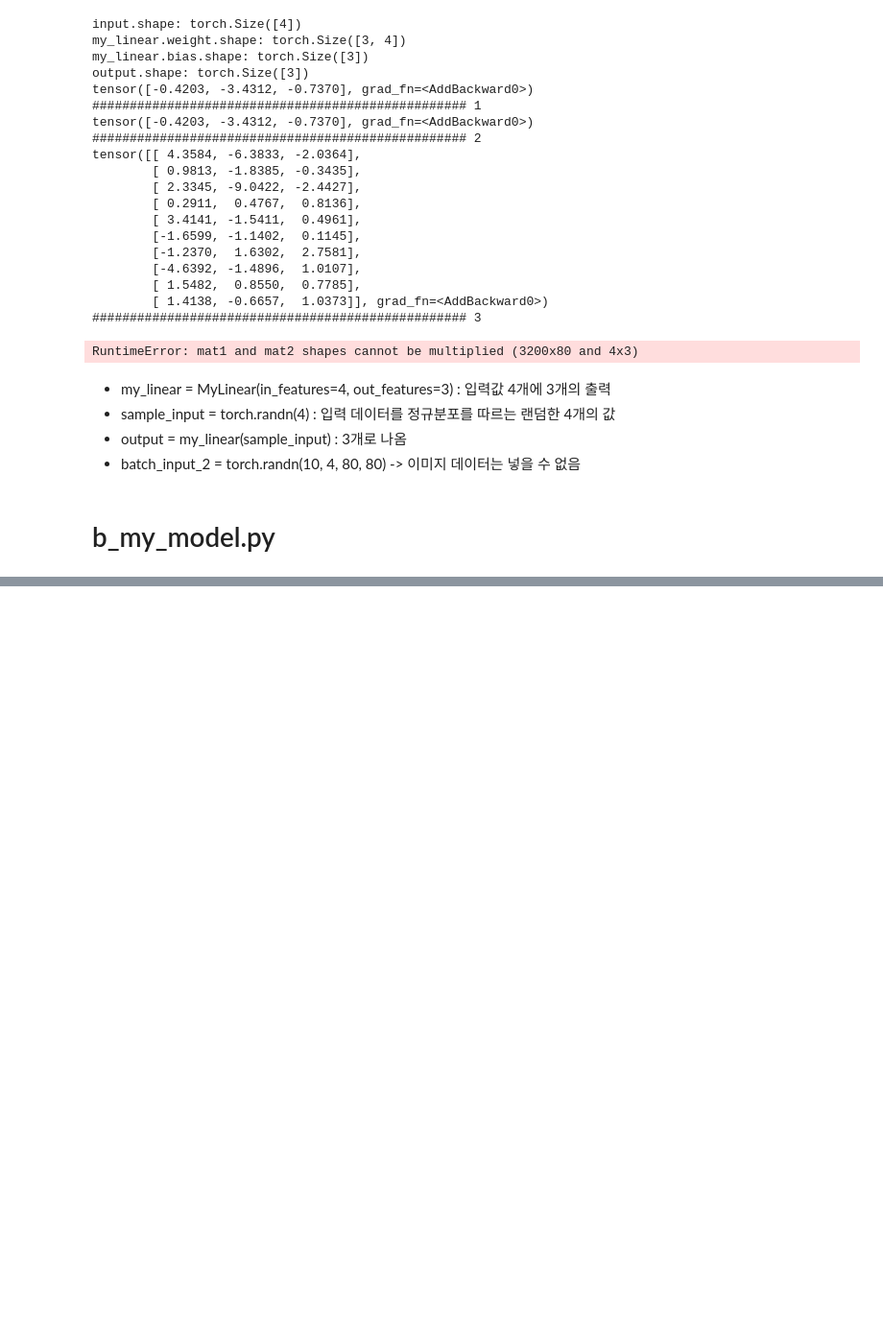
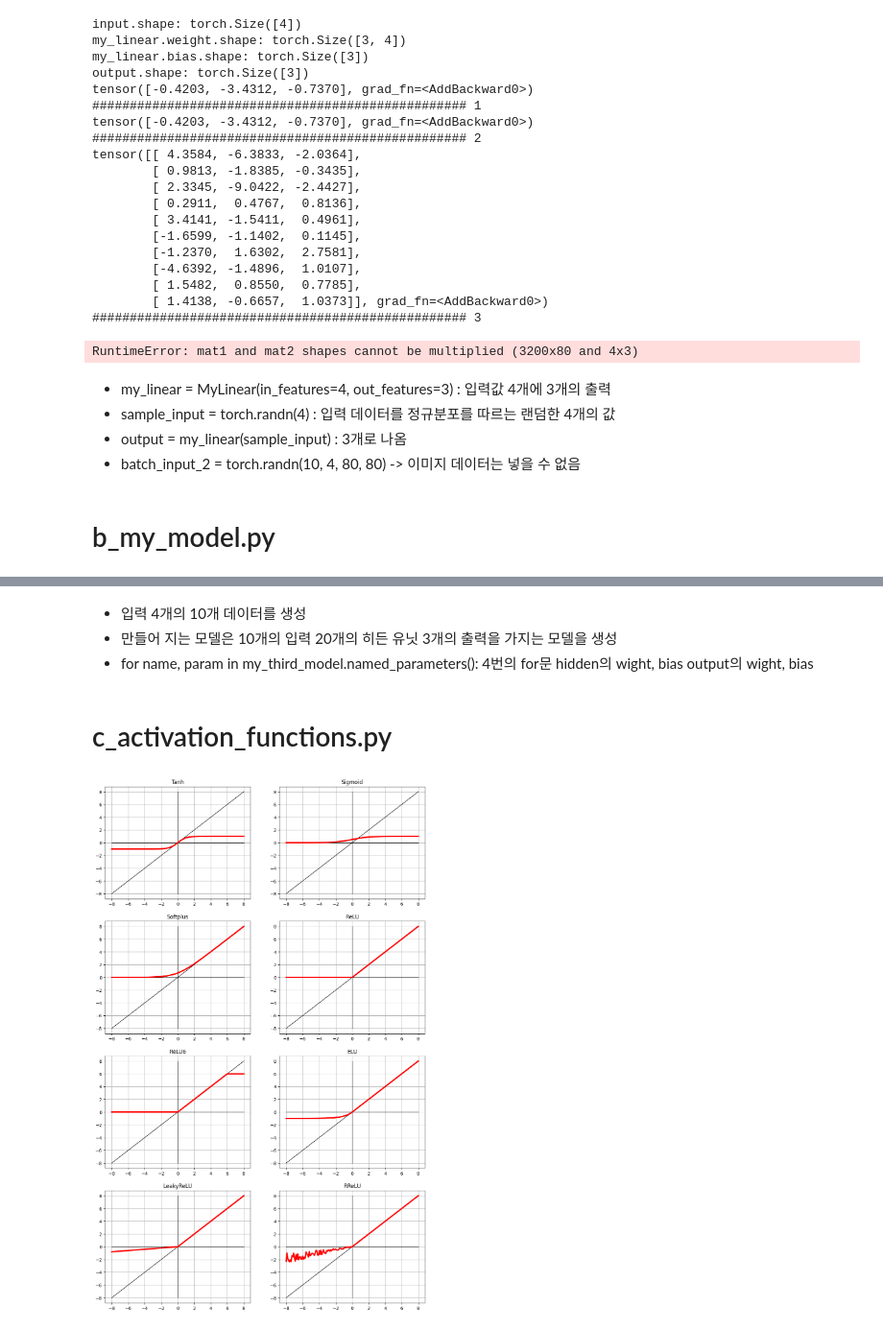
Before and after one commit to gihwanJang/DeepLearning_Class, a Jupyter notebook: Note/_04_fcn_and_training.ipynb, the cells around one changed output, grey strips where cells are left out. Shown at 96% size. Saved outputs shown, nothing was run; the diff lists cells and outputs as text; code cells hidden in the pictures; blank space fills up the shorter version.

```diff
--- a/Note/_04_fcn_and_training.ipynb
+++ b/Note/_04_fcn_and_training.ipynb
@@ -100,0 +191,6 @@ class MyFirstModel(nn.Module):
+# %% [markdown]
+- 입력 4개의 10개 데이터를 생성
+- 만들어 지는 모델은 10개의 입력 20개의 히든 유닛 3개의 출력을 가지는 모델을 생성
+- for name, param in my_third_model.named_parameters(): 4번의 for문 hidden의 wight, bias output의 wight, bias
+# %% [markdown]
+# c_activation_functions.py
@@ -100,0 +201,38 @@ class MyFirstModel(nn.Module):
+# %%
+input_t = torch.arange(start=-8, end=8.1, step=0.1)
+# %%
+activation_list = [
+  nn.Tanh(),
+  nn.Sigmoid(),
+
+  nn.Softplus(),
+  nn.ReLU(),
+
+  nn.ReLU6(),
+  nn.ELU(),
+
+  nn.LeakyReLU(negative_slope=0.1),
+  nn.RReLU(),
+]
+# %%
+fig, axs = plt.subplots(4, 2)
+x = 1280 / fig.dpi  # 가로 길이 (1280 pixel)
+y = 2080 / fig.dpi  # 세로 길이 (9960 pixel)
+fig.set_figwidth(x)
+fig.set_figheight(y)
+
+for idx, activation_func in enumerate(activation_list):
+    i, j = divmod(idx, 2)
+    axs[i][j].set_title(type(activation_func).__name__)
+
+    output_t = activation_func(input_t)
+
+    axs[i][j].grid()
+    axs[i][j].plot(input_t.numpy(), input_t.numpy(), 'k', linewidth=1)
+    axs[i][j].plot([-8, 8], [0, 0], 'k', linewidth=1)
+    axs[i][j].plot([0, 0], [-8, 8], 'k', linewidth=1)
+    axs[i][j].plot(input_t.numpy(), output_t.numpy(), 'r', linewidth=3)
+
+plt.show()
+# %% [output]
+[figure, added]
```
Also changed, not shown: parts of 7 cells of this notebook, 4 other files.
